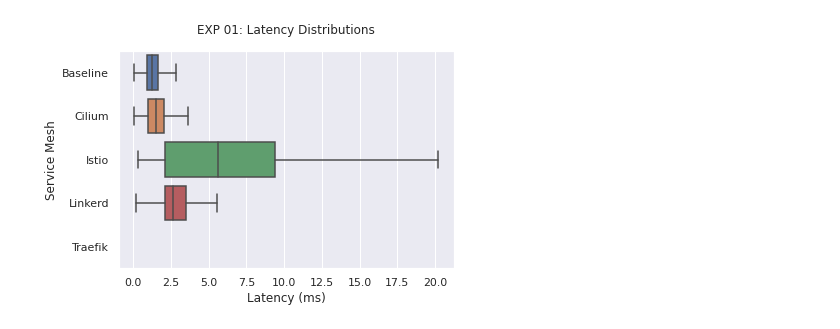
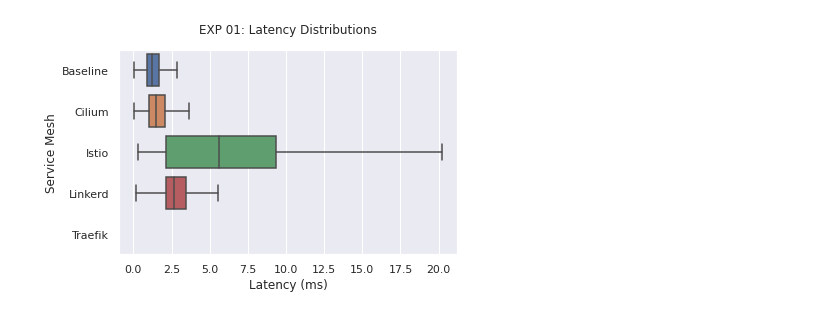
Before and after one commit to RichardBieringa/mesh-bench, a Jupyter notebook: viz/exp_01_latency_boxplots.ipynb, the cells around one changed output. Drawn from its saved outputs; the diff is of its cells as text; code cells hidden in the pictures.

```diff
--- a/viz/exp_01_latency_boxplots.ipynb
+++ b/viz/exp_01_latency_boxplots.ipynb
@@ -287,27 +289,28 @@ plt.show()
 # %%
 
 """
 PLOT: Boxplot latency by mesh (no Traefik)
 """
 
 file_name = "exp_01-latency-boxplot-no-traefik.pdf"
 plot_title = "EXP 01: Latency Distributions"
 
 # Removes Traefik mesh rows
 data = df[df["mesh"] != "Traefik"]
 
 fig, ax = plt.subplots()
 ax = sns.boxplot(data=data, x="latency", y="mesh", showfliers=False)
 
 # Labels
 ax.set_ylabel("Service Mesh")
 ax.set_xlabel("Latency (ms)")
 ax.set_title(plot_title, y=1.05)
 
 
 # Save figure to disk
 fig.savefig(plot_dir / file_name)
+fig.tight_layout()
 
 plt.show()
 # %% [output]
-[figure, old version]
+[figure, new version]
```
Also changed, not shown: parts of 4 cells of this notebook, 16 other files.
